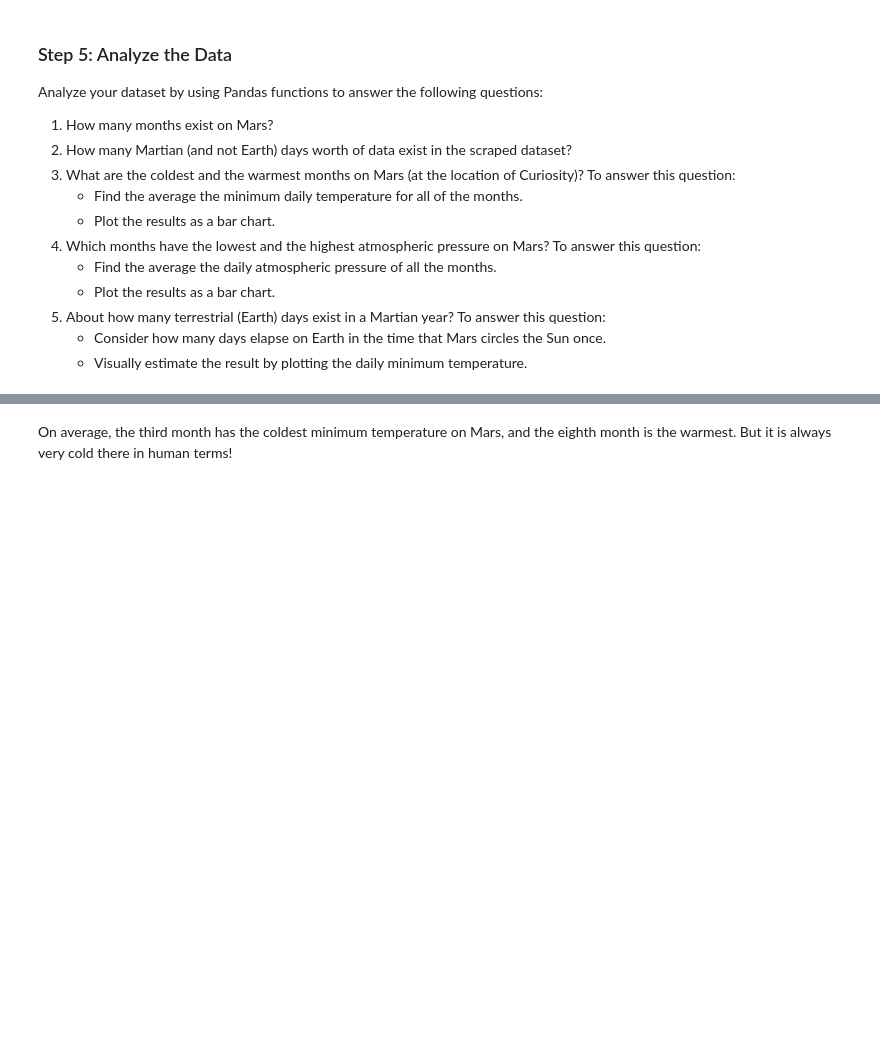
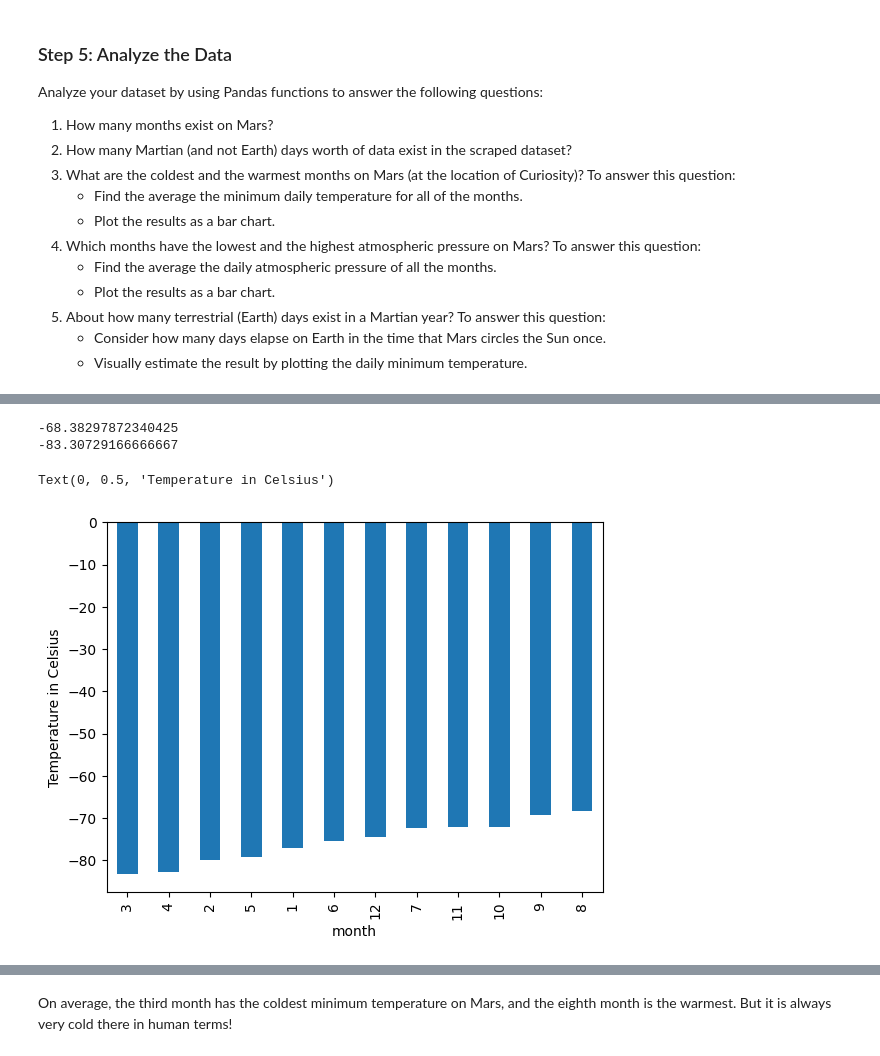
Before and after one commit to TrailrunnerDLH/Data_Collection, a Jupyter notebook: part_2_mars_weather.ipynb, the cells around one changed output, grey strips where cells are left out. Cells and saved outputs as stored; diff of their text form; code cells hidden in the pictures; blank space fills up the shorter version.

```diff
--- a/part_2_mars_weather.ipynb
+++ b/part_2_mars_weather.ipynb
@@ -157,2 +199,19 @@ Analyze your dataset by using Pandas functions to answer the following questions
+# %%
+# Identify the coldest and hottest months in Curiosity's location
+#instructions ask for this
+
+print(avg_temp.max())
+
+print(avg_temp.min())
+
+# Plot the coldest and hottest months in Curiosity's location
+ab = avg_temp.sort_values().plot.bar()
+
+ab.set_ylabel("Temperature in Celsius")
+# %% [output]
+-68.38297872340425
+-83.30729166666667
+Text(0, 0.5, 'Temperature in Celsius')
+[figure, added]
 # %%
 # 4. Average pressure by Martian month
```
Also changed, not shown: parts of 9 cells of this notebook.
